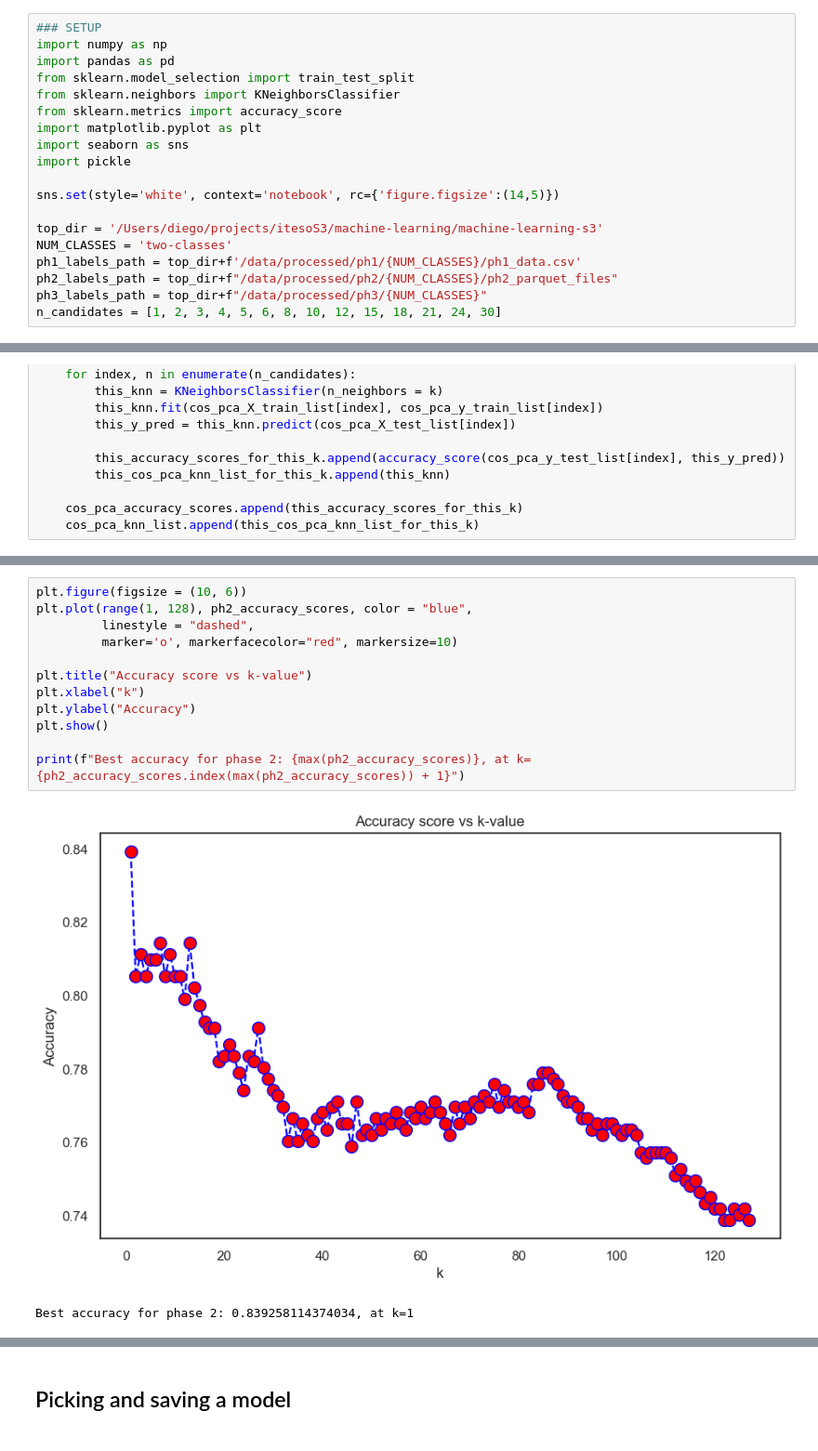
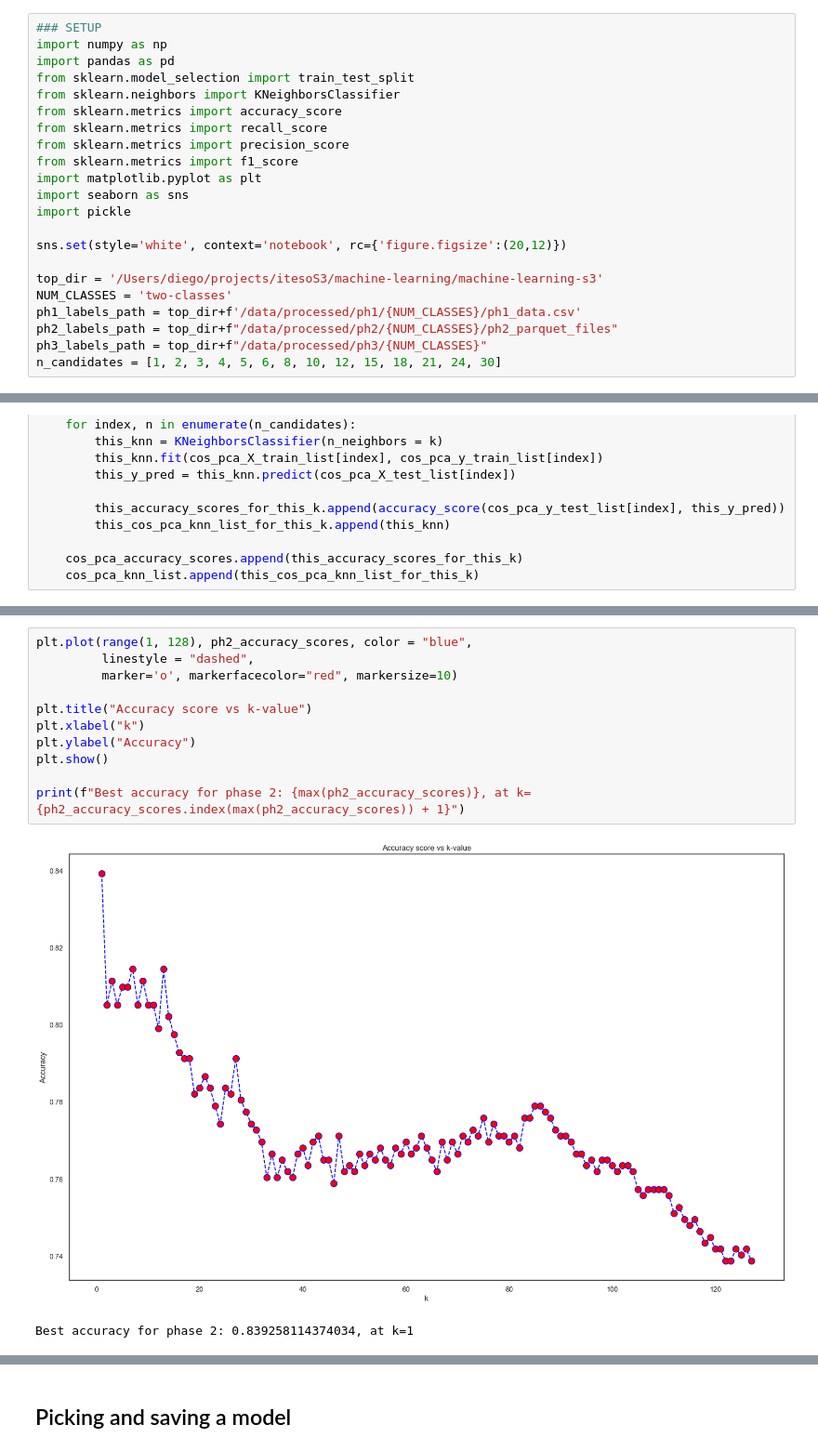
Before and after one commit to dasantac/machine-learning-s3, a Jupyter notebook: notebooks/dsc_project_knn.ipynb, the cells around one changed output, grey strips where cells are left out. Shown at 93% size. Saved outputs shown, nothing was run; the diff lists cells and outputs as text.

```diff
--- a/notebooks/dsc_project_knn.ipynb
+++ b/notebooks/dsc_project_knn.ipynb
@@ -7,11 +7,14 @@ import pandas as pd
 from sklearn.model_selection import train_test_split
 from sklearn.neighbors import KNeighborsClassifier
 from sklearn.metrics import accuracy_score
+from sklearn.metrics import recall_score
+from sklearn.metrics import precision_score
+from sklearn.metrics import f1_score
 import matplotlib.pyplot as plt
 import seaborn as sns
 import pickle
 
-sns.set(style='white', context='notebook', rc={'figure.figsize':(14,5)})
+sns.set(style='white', context='notebook', rc={'figure.figsize':(20,12)})
 
 top_dir = '/Users/diego/projects/itesoS3/machine-learning/machine-learning-s3'
 NUM_CLASSES = 'two-classes'
@@ -232,18 +234,17 @@ print(f"Best accuracy for phase 1: {max(ph1_accuracy_scores)}, at k={ph1_accurac
 Best accuracy for phase 1: 0.990726429675425, at k=6
 # %%
-plt.figure(figsize = (10, 6))
 plt.plot(range(1, 128), ph2_accuracy_scores, color = "blue",
          linestyle = "dashed",
          marker='o', markerfacecolor="red", markersize=10)
 
 plt.title("Accuracy score vs k-value")
 plt.xlabel("k")
 plt.ylabel("Accuracy")
 plt.show()
 
 print(f"Best accuracy for phase 2: {max(ph2_accuracy_scores)}, at k={ph2_accuracy_scores.index(max(ph2_accuracy_scores)) + 1}")
 # %% [output]
-[figure, old version]
+[figure, new version]
 Best accuracy for phase 2: 0.839258114374034, at k=1
 # %%
 best_k = 0
```
Also changed, not shown: parts of 3 cells of this notebook, 5 other files.
